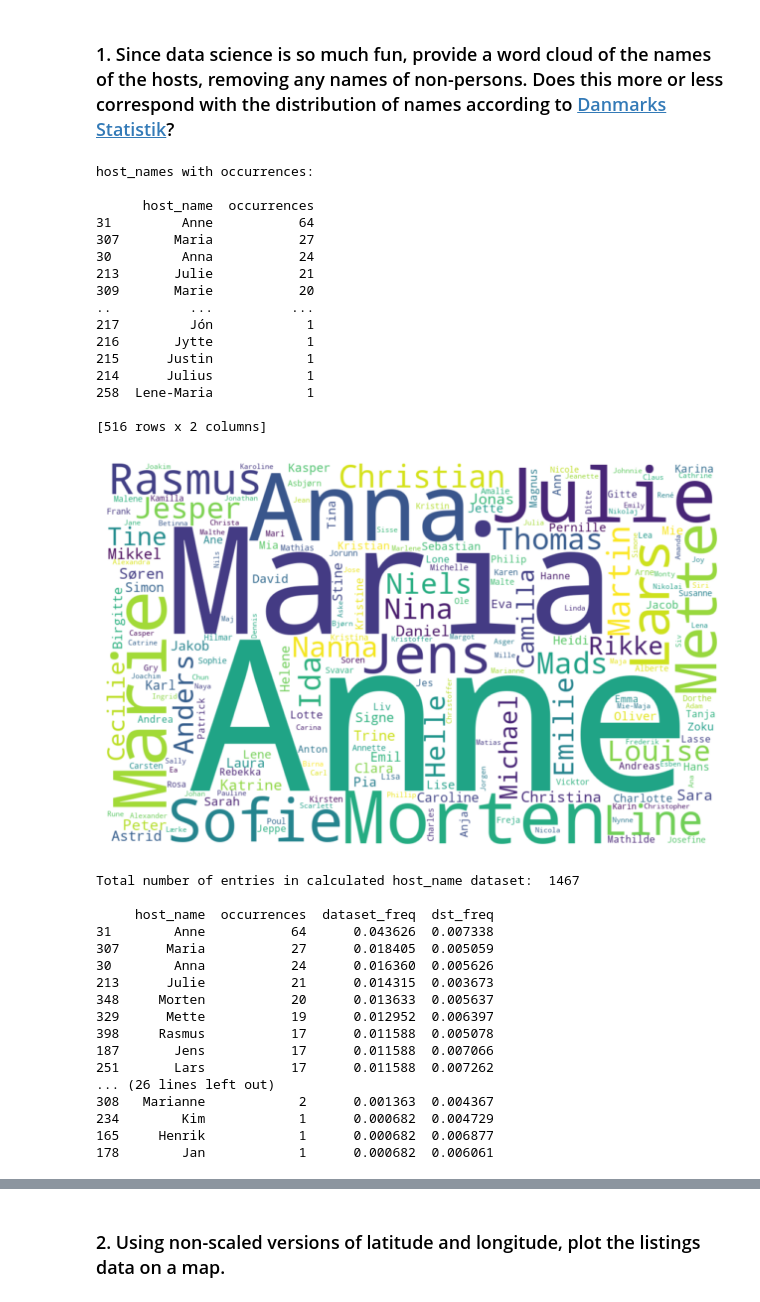
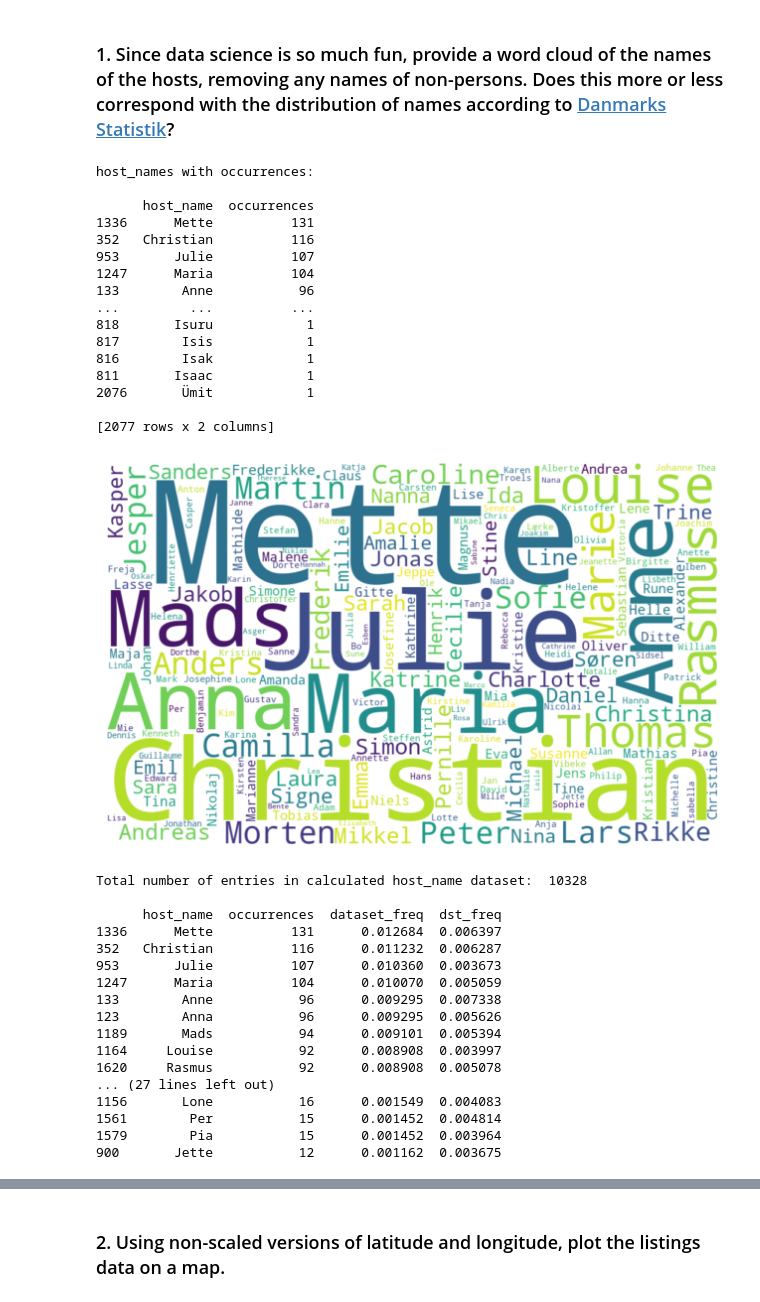
Before and after one commit to Dogmeat2000/MAL1-Python, a Jupyter notebook: Assignment 1/1. Getting started - Copenhagen Airbnb.ipynb, the cells around one changed output, grey strips where cells are left out. Drawn from its saved outputs; the diff is of its cells as text; code cells hidden in the pictures.

```diff
--- a/Assignment 1/1. Getting started - Copenhagen Airbnb.ipynb
+++ b/Assignment 1/1. Getting started - Copenhagen Airbnb.ipynb
@@ -111,7 +111,7 @@ plt.show()
 data_with_neighborhoods_cleansed = data_filtered
 
 # For the word-cloud, we focus solely on first names. So any entry that contains a space " " must be filtered out. This will remove host_names like "Anja & Victor" or "Christian Egelund":
-data_with_host_names_cleansed = data_with_neighborhoods_cleansed.loc[data_with_neighborhoods_cleansed['host_name'].str.contains(" ", na=False)]
+data_with_host_names_cleansed = data_with_neighborhoods_cleansed.loc[~data_with_neighborhoods_cleansed['host_name'].str.contains(" ", na=False)]
 
 # Now we figure out how many times each host_name appears:
 ## Clean the dataset, leaving only a list of host_names:
@@ -123,7 +123,7 @@ data_host_name_frequency.loc[:,'host_name'] = data_with_host_names_cleansed['hos
 data_host_name_frequency.loc[:,'host_name'] = data_host_name_frequency['host_name'].str.strip(", ")
 
 ## Remove any identified non-names from the data set:
-non_names = ['Into', 'Rent', 'Forenom', 'Hotel', 'City', 'Silk', 'Round', 'Danhostel', 'Downtown', 'VG5', 'Chaudhry.', 'HideAway', '(Email', 'Copenhagen', 'Kings', 'Retreat', 'The', 'Artist', 'Little', 'Living', 'Studio', 'Sun', 'N', 'Peer', 'Tivoli', 'Hr', 'G.', 'Family', 'Familien', 'nan' ]
+non_names = ['Into', 'Rent', 'Forenom', 'Hotel', 'City', 'Silk', 'Round', 'Danhostel', 'Downtown', 'VG5', 'Chaudhry.', 'HideAway', '(Email', 'Copenhagen', 'Kings', 'Retreat', 'The', 'Artist', 'Little', 'Living', 'Studio', 'Sun', 'N', 'Peer', 'Tivoli', 'Hr', 'G.', 'Family', 'Familien', 'nan' , 'ApartmentinCopenhagen', 'den', 'SleepCph', 'Charlottehaven', 'CityHost', 'Jjj', 'M', 'Royal']
 
 ## Note: The tilde (~) means "NOT" in this context, so it rebuilds the dataset with host_names where they are NOT illegal names:
 data_host_name_frequency.loc[:,'host_name'] = data_host_name_frequency[~data_host_name_frequency['host_name'].isin(non_names)]
@@ -202,63 +202,63 @@ danish_statistics_frequency = [43741/citizens_in_denmark_2024,
                                28189/citizens_in_denmark_2024,
                                27709/citizens_in_denmark_2024]
 
 ## Combine the data from the Danish Statistics into a single data set:
 danish_statistics_combined_data = pd.DataFrame({'Name': danish_statictics_names, 'Frequency': danish_statistics_frequency})
 
 ## Convert the new data set to a dictionary for quick lookup:
 danish_statistics_dict = dict(zip(danish_statistics_combined_data['Name'], danish_statistics_combined_data['Frequency']))
 
 ## Calculate frequencies of the names in the previously built dataset:
 total_data_entries = data_host_name_frequency_grouped['occurrences'].sum()
 print("\nTotal number of entries in calculated host_name dataset: ", total_data_entries, "\n")
 
 ## We add a new column to the existing dataset called 'internal_frequency', so we get a percentage value for the frequency of each name in the data set.
 data_host_name_frequency_grouped['dataset_freq'] = (data_host_name_frequency_grouped['occurrences'] / total_data_entries)
 
 ## Now we add the data from the danish statistics to the same dataset:
 data_host_name_frequency_grouped['dst_freq'] = data_host_name_frequency_grouped['host_name'].map( lambda name: danish_statistics_dict.get(name, "No Data"))
 
 ## Now let's filter out the "No Data" entries so we can properly compare the dst frequencies with the airbnb host_name frequencies:
 filtered_data_host_name_frequencies = data_host_name_frequency_grouped[~data_host_name_frequency_grouped['dst_freq'].isin(["No Data"])]
 
 ## Print the data to the console:
 pd.set_option('display.max_rows', None)
 print(filtered_data_host_name_frequencies.sort_values('occurrences', ascending=False))
 # %% [output]
 host_names with occurrences:
 
       host_name  occurrences
-31         Anne           64
-307       Maria           27
-30         Anna           24
-213       Julie           21
-309       Marie           20
-..          ...          ...
-217         Jón            1
-216       Jytte            1
-215      Justin            1
-214      Julius            1
-258  Lene-Maria            1
+1336      Mette          131
+352   Christian          116
+953       Julie          107
+1247      Maria          104
+133        Anne           96
+...         ...          ...
+818       Isuru            1
+817        Isis            1
+816        Isak            1
+811       Isaac            1
+2076       Ümit            1
 
-[516 rows x 2 columns]
+[2077 rows x 2 columns]
-[figure, old version]
+[figure, new version]
-Total number of entries in calculated host_name dataset:  1467
+Total number of entries in calculated host_name dataset:  10328
 
-     host_name  occurrences  dataset_freq  dst_freq
-31        Anne           64      0.043626  0.007338
-307      Maria           27      0.018405  0.005059
-30        Anna           24      0.016360  0.005626
-213      Julie           21      0.014315  0.003673
-348     Morten           20      0.013633  0.005637
-329      Mette           19      0.012952  0.006397
-398     Rasmus           17      0.011588  0.005078
-187       Jens           17      0.011588  0.007066
-251       Lars           17      0.011588  0.007262
-... (26 lines left out)
-308   Marianne            2      0.001363  0.004367
-234        Kim            1      0.000682  0.004729
-165     Henrik            1      0.000682  0.006877
-178        Jan            1      0.000682  0.006061
+      host_name  occurrences  dataset_freq  dst_freq
+1336      Mette          131      0.012684  0.006397
+352   Christian          116      0.011232  0.006287
+953       Julie          107      0.010360  0.003673
+1247      Maria          104      0.010070  0.005059
+133        Anne           96      0.009295  0.007338
+123        Anna           96      0.009295  0.005626
+1189       Mads           94      0.009101  0.005394
+1164     Louise           92      0.008908  0.003997
+1620     Rasmus           92      0.008908  0.005078
+... (27 lines left out)
+1156       Lone           16      0.001549  0.004083
+1561        Per           15      0.001452  0.004814
+1579        Pia           15      0.001452  0.003964
+900       Jette           12      0.001162  0.003675
 # %% [markdown]
 ## Question: Does this more or less correspond to the distribution of names according to Danmarks Statistic?
 
```
Also changed, not shown: parts of 3 cells of this notebook.
